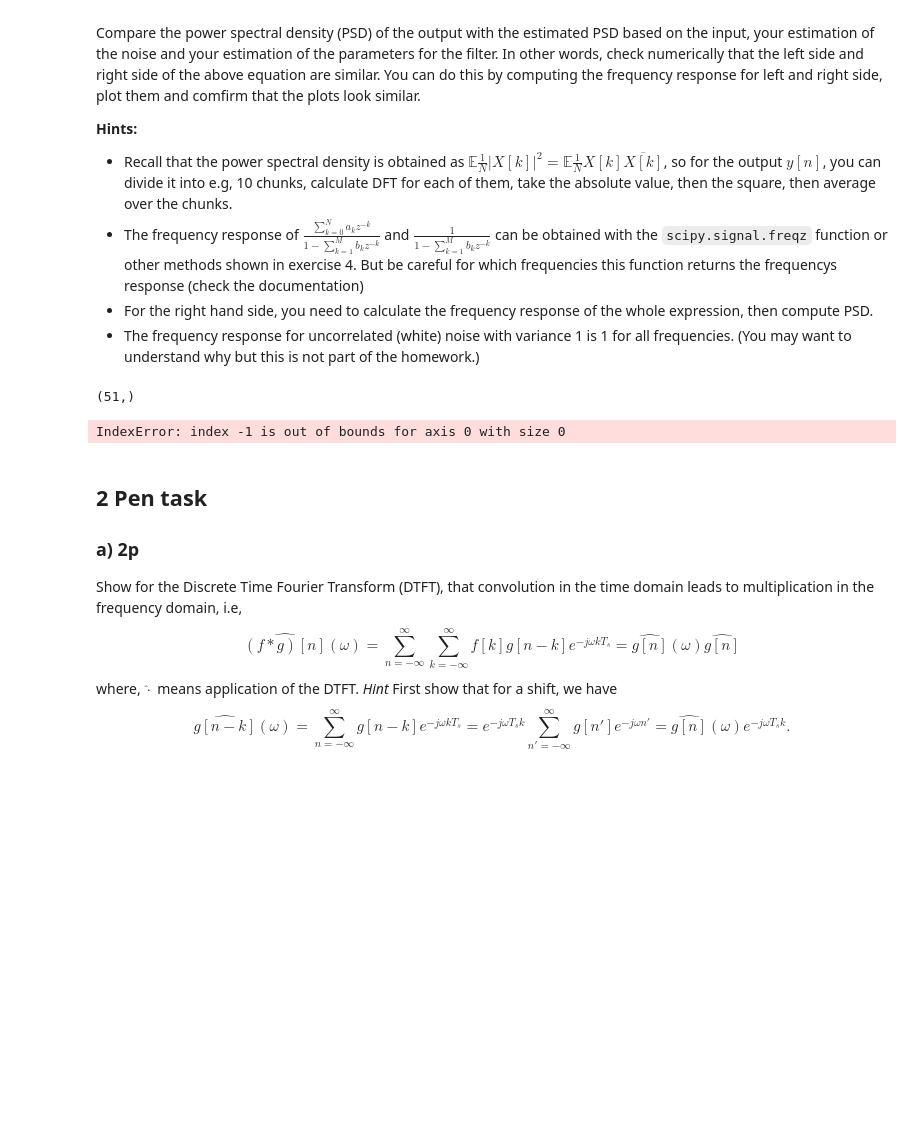
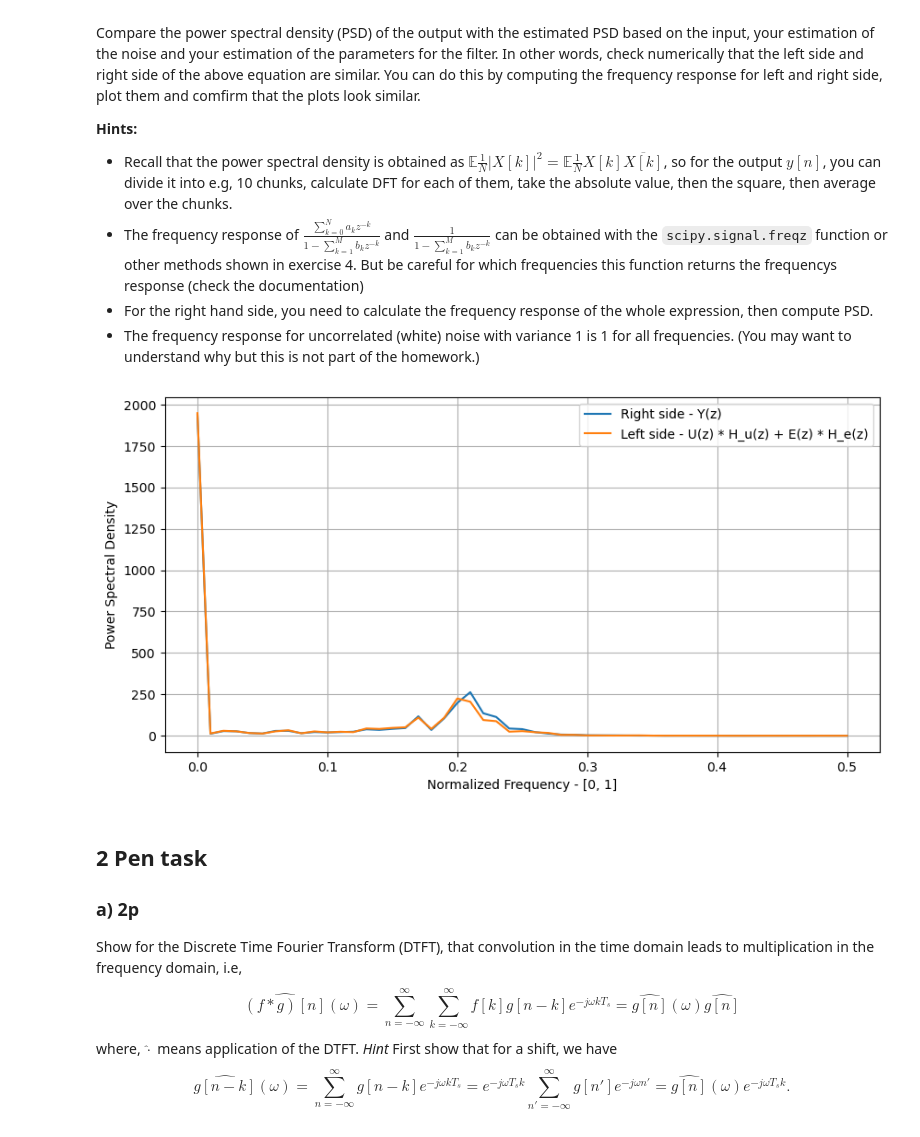
Before and after one commit to LukasFoltyn/czsa-second-homework, a Jupyter notebook: CZSa_2024_HW2.ipynb, the cells around one changed output. Drawn from its saved outputs; the diff is of its cells as text; code cells hidden in the pictures; blank space fills up the shorter version.

```diff
--- a/CZSa_2024_HW2.ipynb
+++ b/CZSa_2024_HW2.ipynb
@@ -167,41 +140,44 @@ Compare the power spectral density (PSD) of the output with the estimated PSD ba
 # %%
 CHUNKS = 10
 N = len(out_train)
 CHUNK_SIZE = N // CHUNKS
 FFT_HALF_SIZE = CHUNK_SIZE // 2 + 1
 
 
 order = orders[min_error_idx]
 estimated_coeffs = coeffs[min_error_idx]
-b, a = estimated_coeffs[:order + 1], estimated_coeffs[order + 1:]
+b, a = estimated_coeffs[order:], np.insert(estimated_coeffs[:order], 0 , 1)
 
 def psd(signal):
   s_chunks = np.reshape(signal, (CHUNKS, CHUNK_SIZE))
 
   chunks_spectrum = np.fft.fft(s_chunks, axis=1)[:, : FFT_HALF_SIZE]
 
   return np.mean((chunks_spectrum * np.conj(chunks_spectrum)).real, axis=0)
 
 e_pds = np.ones((FFT_HALF_SIZE))
 in_psd = psd(in_train)
 out_psd = psd(out_train)
 
-print(out_psd.shape)
+_, Hu_z = signal.freqz(b, a, worN=FFT_HALF_SIZE)
+_, He_z = signal.freqz([1], a, worN=FFT_HALF_SIZE)
 
-w1, u_f = signal.freqz(b, a, worN=FFT_HALF_SIZE)
-w2, e_f = signal.freqz([1], a, worN=FFT_HALF_SIZE)
+u_h_psd = (Hu_z * np.conj(Hu_z)).real
+e_h_psd = (He_z * np.conj(He_z)).real
 
-u_h_psd = (u_f * np.conj(u_f)).real
-e_h_psd = (e_f * np.conj(e_f)).real
+l_side = out_psd
+r_side = in_psd * u_h_psd + e_pds * e_h_psd
 
-
-right_side = in_psd * u_h_psd + e_pds * e_h_psd
-
-plt.plot(right_side)
-plt.plot(out_psd)
+x_axis = np.linspace(0, 0.5, FFT_HALF_SIZE)
+plt.figure(figsize=(10, 5))
+plt.plot(x_axis, r_side, label='Right side - Y(z)')
+plt.plot(x_axis, l_side, label='Left side - U(z) * H_u(z) + E(z) * H_e(z)')
+plt.legend()
+plt.xlabel('Normalized Frequency - [0, 1]')
+plt.ylabel('Power Spectral Density')
+plt.grid(True)
 # %% [output]
-(51,)
-IndexError: index -1 is out of bounds for axis 0 with size 0
+[figure, added]
 # %% [markdown]
 ## 2 Pen task
 
```
Also changed, not shown: parts of 3 cells of this notebook.
